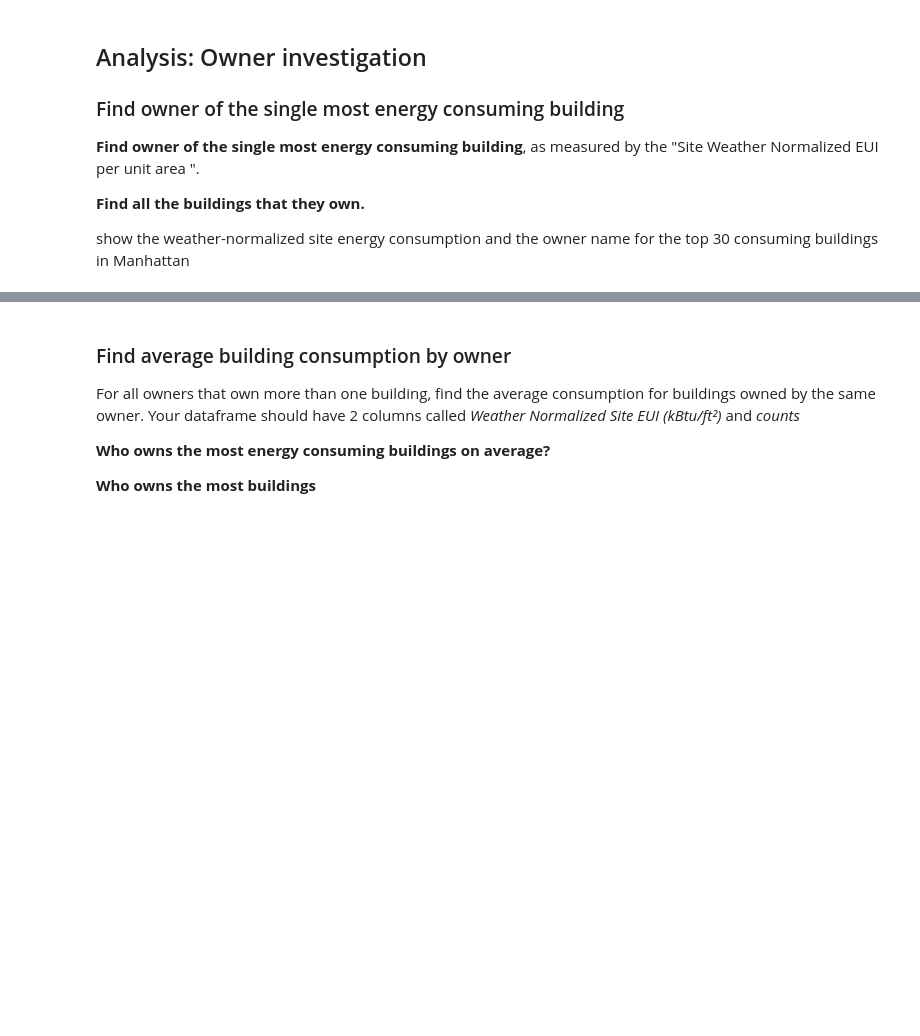
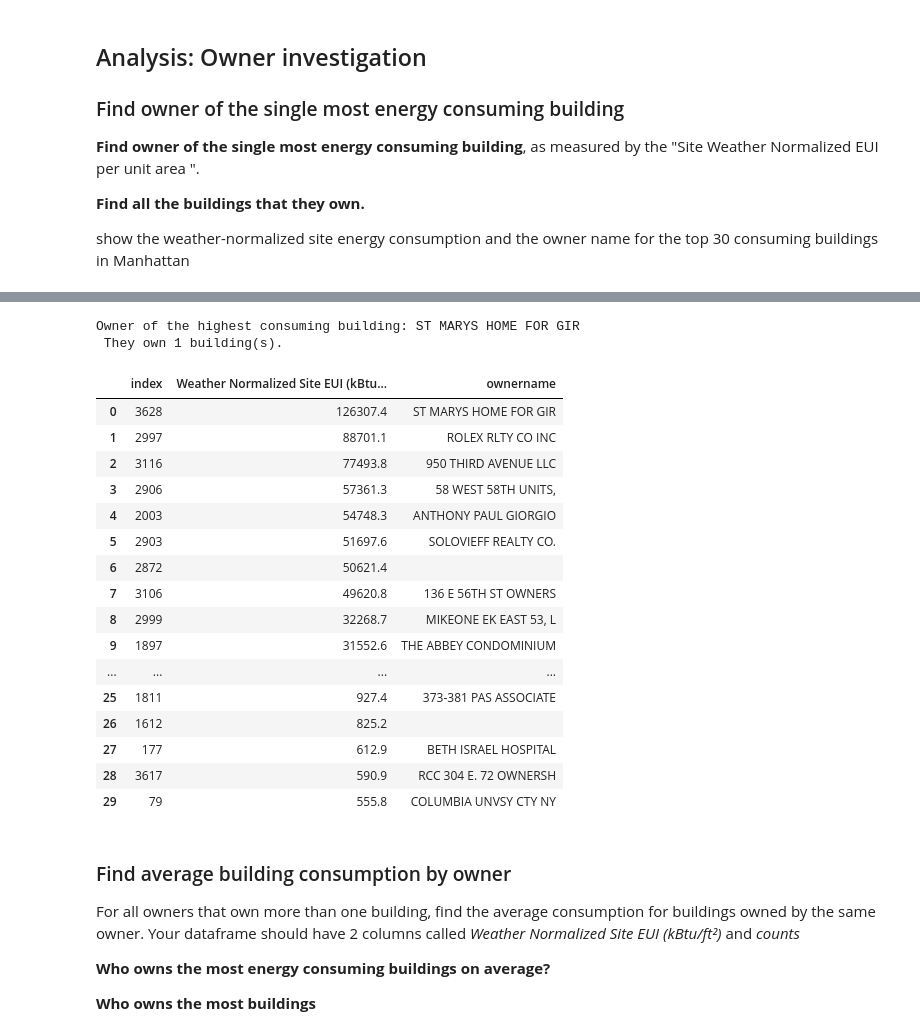
Before and after one commit to narayan-paudel/DSPS_EPAUDEL, a Jupyter notebook: HW5_ePaudel/BuildingsEnergyOwners.ipynb, the cells around one changed output, grey strips where cells are left out. Cells and saved outputs as stored; diff of their text form; code cells hidden in the pictures; blank space fills up the shorter version.

```diff
--- a/HW5_ePaudel/BuildingsEnergyOwners.ipynb
+++ b/HW5_ePaudel/BuildingsEnergyOwners.ipynb
@@ -90,6 +332,10 @@ At last, from the original dataset remove only the columns that are NaN in the c
 # %%
 # -- drop buildings for which WN Site EUI is NaN
 wnec = "Weather Normalized Site EUI (kBtu/ft²)"
-...
-ll84pl.shape
+
+Merged_df[wnec] = Merged_df[wnec].apply(pd.to_numeric, errors='coerce')
+
+wnec_df = Merged_df.dropna(subset=[wnec])
+
+wnec_df.shape
 # %% [output]
@@ -111,0 +353,11 @@ Owner of the hisghest consuming building:... They own ... buildings
+# %%
+# ranking by wnec
+df_wnec_ranking = wnec_df.sort_values(by=[wnec], ascending=False)
+
+
+# find the owner of the most energy consuming building
+df_wnec_ranking['ownername'].iloc[0]
+
+
+# find all the buildings owned by 'ST MARYS HOME FOR GIR'
+wnec_df[wnec_df['ownername']==df_wnec_ranking['ownername'].iloc[0]]
@@ -112,3 +368,30 @@ Owner of the hisghest consuming building:... They own ... buildings
+# %%
+print("Owner of the highest consuming building:", df_wnec_ranking['ownername'].iloc[0], '\n',
+      "They own {} building(s).".format(wnec_df[wnec_df['ownername']==df_wnec_ranking['ownername'].iloc[0]].shape[0]))
+# %% [output]
+Owner of the highest consuming building: ST MARYS HOME FOR GIR
+ They own 1 building(s).
+# %%
+# show top 30 consuming buildings in Manhattan
+df_wnec_ranking.iloc[0:30][[wnec, 'ownername']].reset_index()
+# %% [output]
+|  | index | Weather Normalized Site EUI (kBtu... | ownername |
+| 0 | 3628 | 126307.4 | ST MARYS HOME FOR GIR |
+| 1 | 2997 | 88701.1 | ROLEX RLTY CO INC |
+| 2 | 3116 | 77493.8 | 950 THIRD AVENUE LLC |
+| 3 | 2906 | 57361.3 | 58 WEST 58TH UNITS, |
+| 4 | 2003 | 54748.3 | ANTHONY PAUL GIORGIO |
+| 5 | 2903 | 51697.6 | SOLOVIEFF REALTY CO. |
+| 6 | 2872 | 50621.4 |  |
+| 7 | 3106 | 49620.8 | 136 E 56TH ST OWNERS |
+| 8 | 2999 | 32268.7 | MIKEONE EK EAST 53, L |
+| 9 | 1897 | 31552.6 | THE ABBEY CONDOMINIUM |
+| ... | ... | ... | ... |
+| 25 | 1811 | 927.4 | 373-381 PAS ASSOCIATE |
+| 26 | 1612 | 825.2 |  |
+| 27 | 177 | 612.9 | BETH ISRAEL HOSPITAL |
+| 28 | 3617 | 590.9 | RCC 304 E. 72 OWNERSH |
+| 29 | 79 | 555.8 | COLUMBIA UNVSY CTY NY |
 # %% [markdown]
 ### Find average building consumption by owner
 For all owners that own more than one building, find the average consumption for buildings owned by the same owner. Your dataframe should have 2 columns called _Weather Normalized Site EUI (kBtu/ft²)_	and _counts_
```
Also changed, not shown: parts of 33 cells of this notebook.
